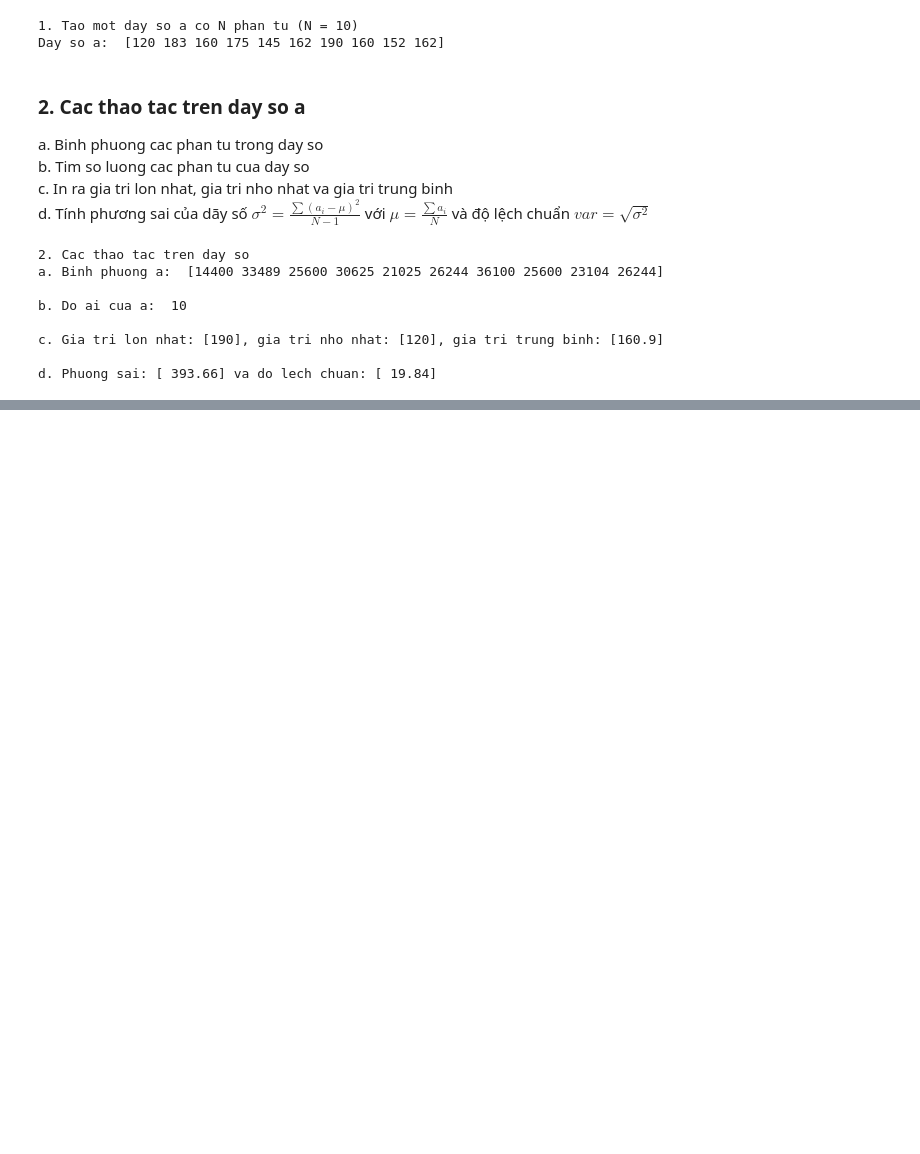
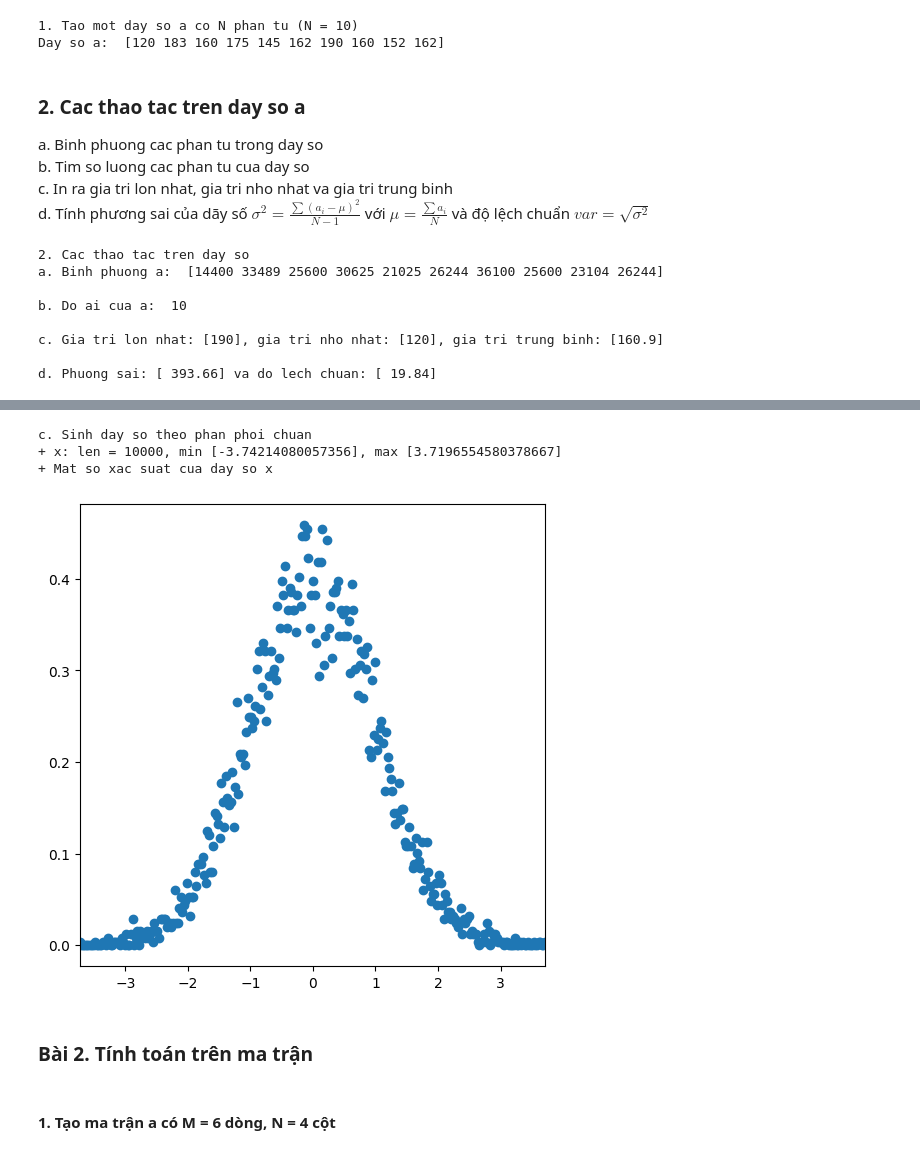
Before and after one commit to TuanKiet31082006/sgu2526k1_csttnt, a Jupyter notebook: Tuan02/my_lession03.ipynb, the cells around one changed output, grey strips where cells are left out. Drawn from its saved outputs; the diff is of its cells as text; code cells hidden in the pictures; blank space fills up the shorter version.

```diff
--- a/Tuan02/my_lession03.ipynb
+++ b/Tuan02/my_lession03.ipynb
@@ -47,0 +206,33 @@ d. Phuong sai: [ 393.66] va do lech chuan: [ 19.84]
+# %%
+import numpy as np
+
+# Tham số
+n = 10000
+m = 0.0     # trung bình
+s = 1.0     # độ lệch chuẩn
+
+# Sinh dãy số theo phân phối chuẩn N(m, s^2)
+x = m + np.random.randn(n) * s
+
+# Tính histogram (mật độ xác suất)
+cnt, bin_edges = np.histogram(x, bins=300, density=True)
+
+# Lấy giá trị trung tâm của mỗi bin để vẽ
+val = (bin_edges[:-1] + bin_edges[1:]) / 2
+
+print( "c. Sinh day so theo phan phoi chuan")
+print(f"+ x: len = {len(x)}, min [{np.min(x)}], max [{np.max(x)}]")
+print(f"+ Mat so xac suat cua day so x")
+plt.figure(figsize=(6,6))      # kich thuoc ban ve
+plt.xlim(np.min(val), np.max(val))
+plt.scatter(val, cnt)
+plt.show()
+# %% [output]
+c. Sinh day so theo phan phoi chuan
++ x: len = 10000, min [-3.74214080057356], max [3.7196554580378667]
++ Mat so xac suat cua day so x
+[figure, added]
+# %% [markdown]
+### Bài 2. Tính toán trên ma trận
+# %% [markdown]
+#### 1. Tạo ma trận a có M = 6 dòng, N = 4 cột
```
Also changed, not shown: parts of 20 cells of this notebook, 4 other files.
